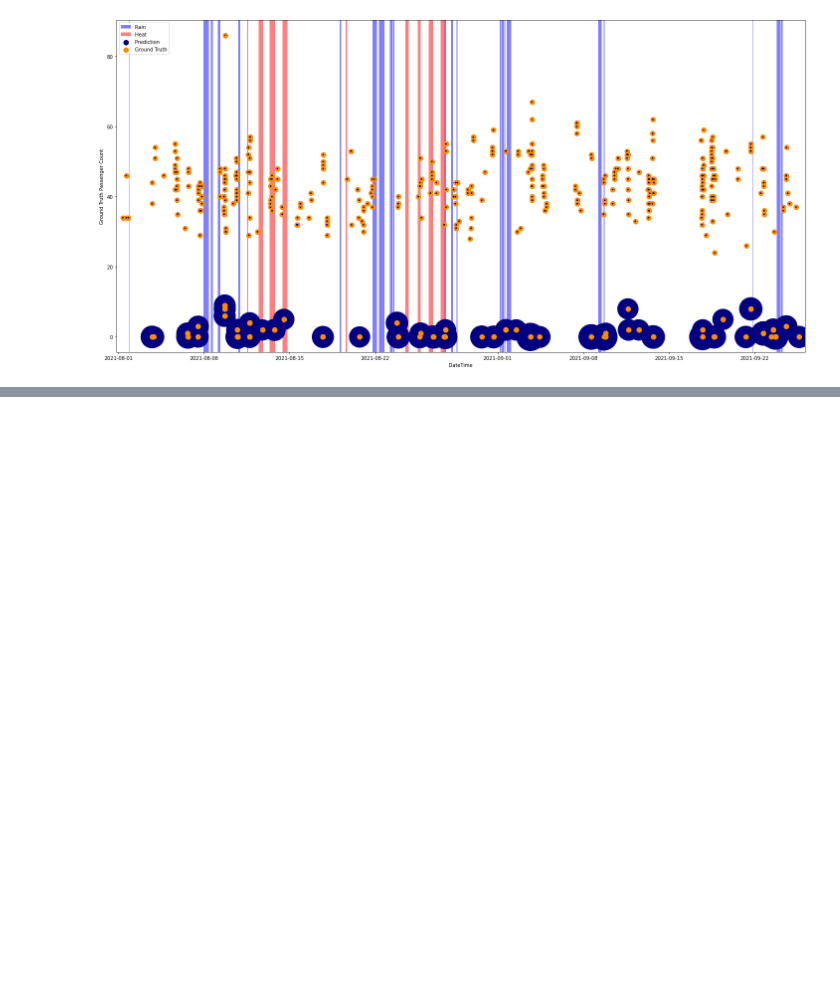
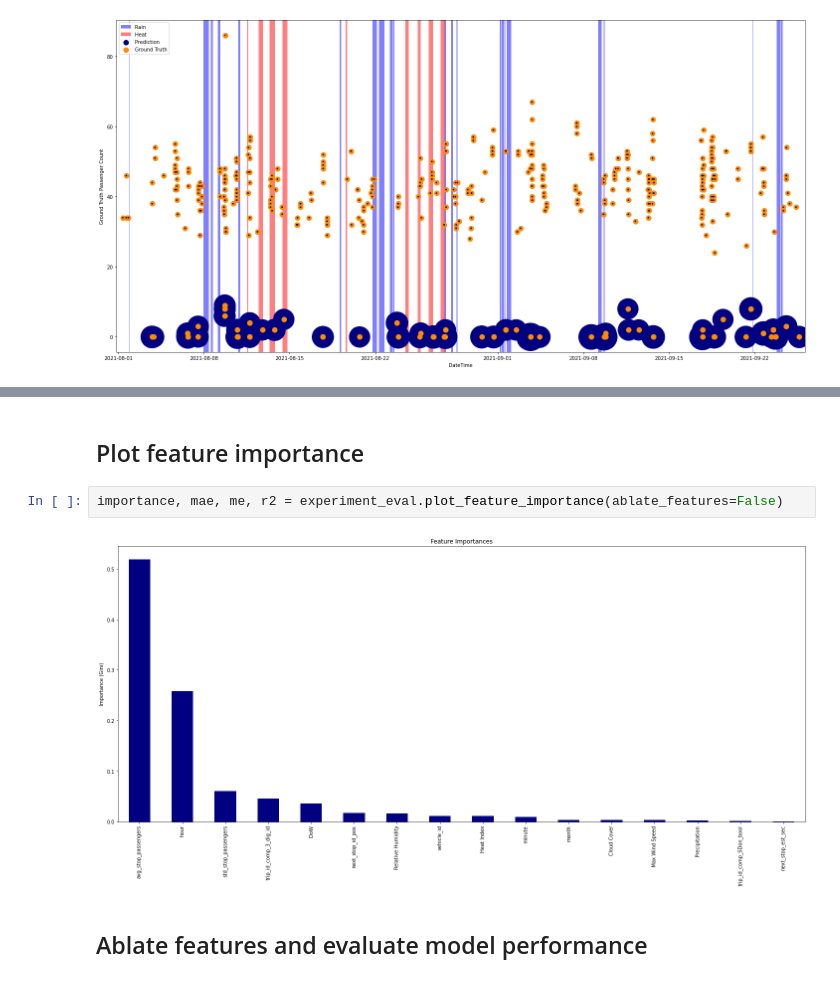
Before and after one commit to alexanderamy/BusPassengerPred, a Jupyter notebook: notebooks/demo.ipynb, the cells around one changed output, grey strips where cells are left out. Drawn from its saved outputs; the diff is of its cells as text; blank space fills up the shorter version.

Commit message:
Feature importance methods working

```diff
--- a/notebooks/demo.ipynb
+++ b/notebooks/demo.ipynb
@@ -199,0 +237,8 @@ fig_weekday, fig_weekend, fig_datetime = experiment_eval.gt_pred_scatter('train'
+# %% [markdown]
+## Plot feature importance
+# %%
+importance, mae, me, r2 = experiment_eval.plot_feature_importance(ablate_features=False)
+# %% [output]
+[figure, added]
+# %% [markdown]
+## Ablate features and evaluate model performance
```
Also changed, not shown: parts of 11 cells of this notebook, 2 other files.
